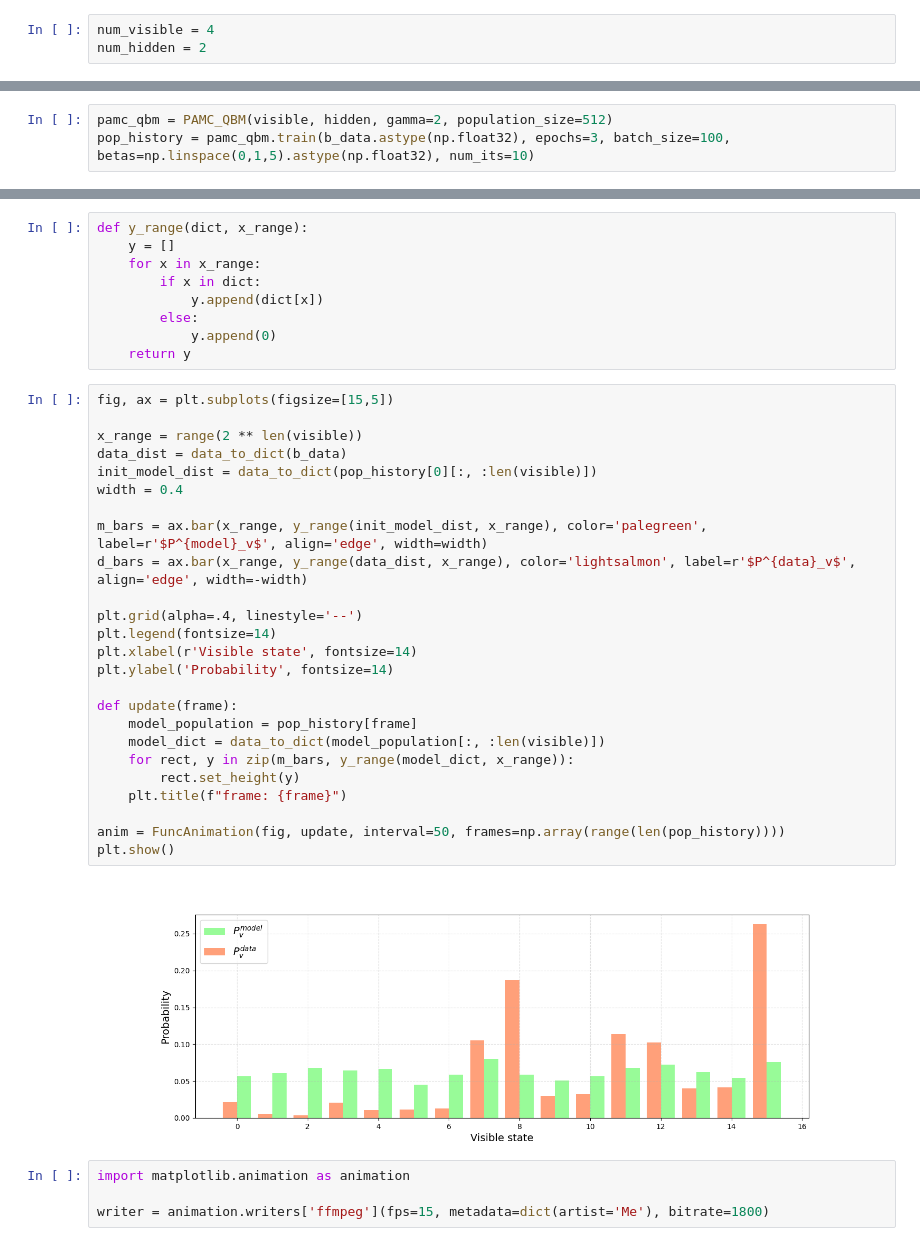
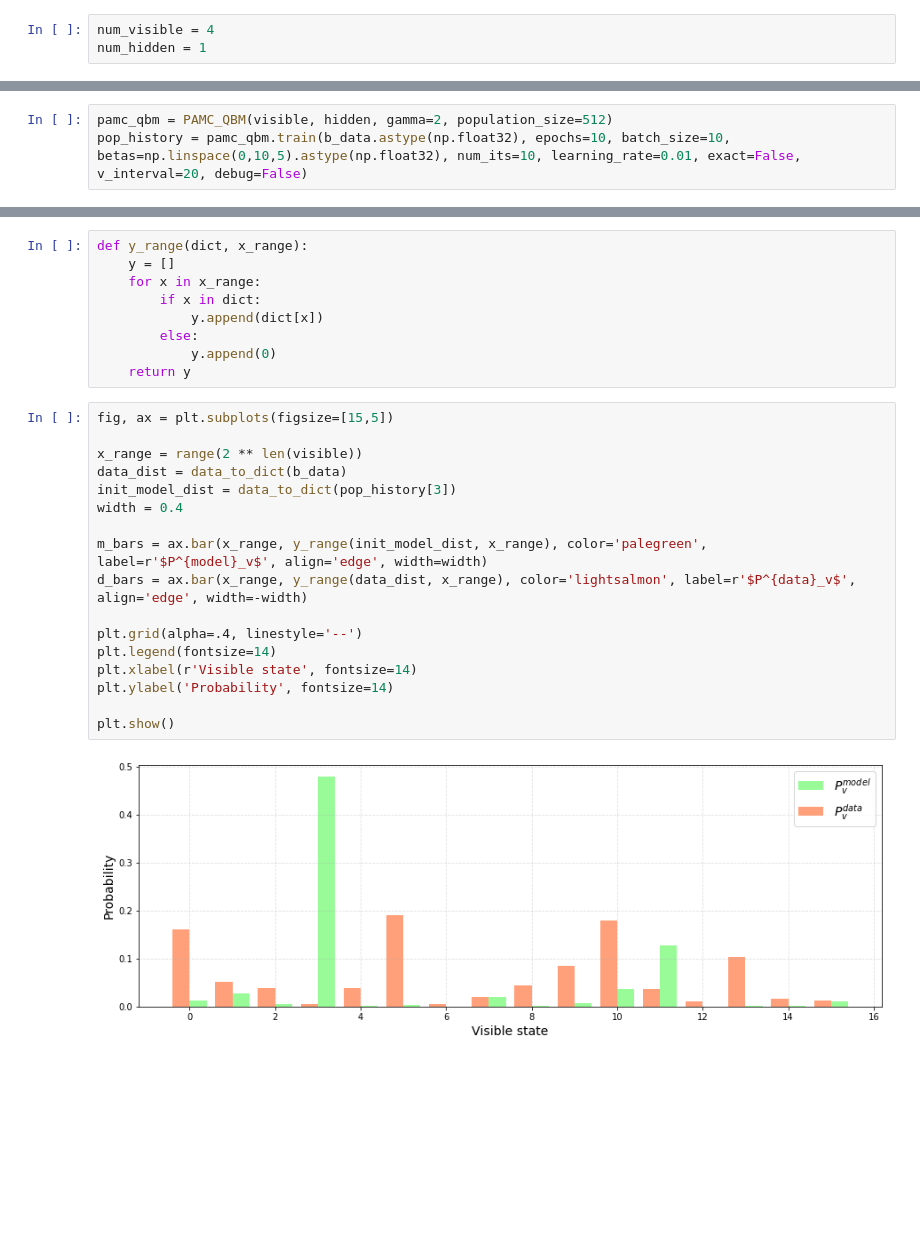
Before and after one commit to jviszlai/Bayesian-inference-coresets, a Jupyter notebook: pamc_qbm_tests.ipynb, the cells around one changed output, grey strips where cells are left out. Drawn from its saved outputs; the diff is of its cells as text; blank space fills up the shorter version.

Commit message:
debugging

```diff
--- a/pamc_qbm_tests.ipynb
+++ b/pamc_qbm_tests.ipynb
@@ -4,7 +4,7 @@ import numpy as np
 import matplotlib.pyplot as plt
 # %%
 num_visible = 4
-num_hidden = 2
+num_hidden = 1
 # %%
 visible = [i for i in range(num_visible)]
 hidden = [num_visible + j for j in range(num_hidden)]
@@ -69,5 +69,5 @@ num_samples = 1000
 b_data = -2 * sample_dist(num_samples, b_dist) + np.ones((num_samples, num_visible))
 # %%
 pamc_qbm = PAMC_QBM(visible, hidden, gamma=2, population_size=512)
-pop_history = pamc_qbm.train(b_data.astype(np.float32), epochs=3, batch_size=100, betas=np.linspace(0,1,5).astype(np.float32), num_its=10)
+pop_history = pamc_qbm.train(b_data.astype(np.float32), epochs=10, batch_size=10, betas=np.linspace(0,10,5).astype(np.float32), num_its=10, learning_rate=0.01, exact=False, v_interval=20, debug=False)
 # %% [output]
@@ -111,31 +111,19 @@ def y_range(dict, x_range):
 # %%
 fig, ax = plt.subplots(figsize=[15,5])
 
 x_range = range(2 ** len(visible))
 data_dist = data_to_dict(b_data)
-init_model_dist = data_to_dict(pop_history[0][:, :len(visible)])
+init_model_dist = data_to_dict(pop_history[3])
 width = 0.4
 
 m_bars = ax.bar(x_range, y_range(init_model_dist, x_range), color='palegreen', label=r'$P^{model}_v$', align='edge', width=width)
 d_bars = ax.bar(x_range, y_range(data_dist, x_range), color='lightsalmon', label=r'$P^{data}_v$', align='edge', width=-width)
 
 plt.grid(alpha=.4, linestyle='--')
 plt.legend(fontsize=14)
 plt.xlabel(r'Visible state', fontsize=14)
 plt.ylabel('Probability', fontsize=14)
 
-def update(frame):
-    model_population = pop_history[frame]
-    model_dict = data_to_dict(model_population[:, :len(visible)])
-    for rect, y in zip(m_bars, y_range(model_dict, x_range)):
-        rect.set_height(y)
-    plt.title(f"frame: {frame}")
-
-anim = FuncAnimation(fig, update, interval=50, frames=np.array(range(len(pop_history))))
 plt.show()
 # %% [output]
-[figure, old version]
+[figure, new version]
-# %%
-import matplotlib.animation as animation
-
-writer = animation.writers['ffmpeg'](fps=15, metadata=dict(artist='Me'), bitrate=1800)
```
Also changed, not shown: parts of 7 cells of this notebook, 2 other files.
